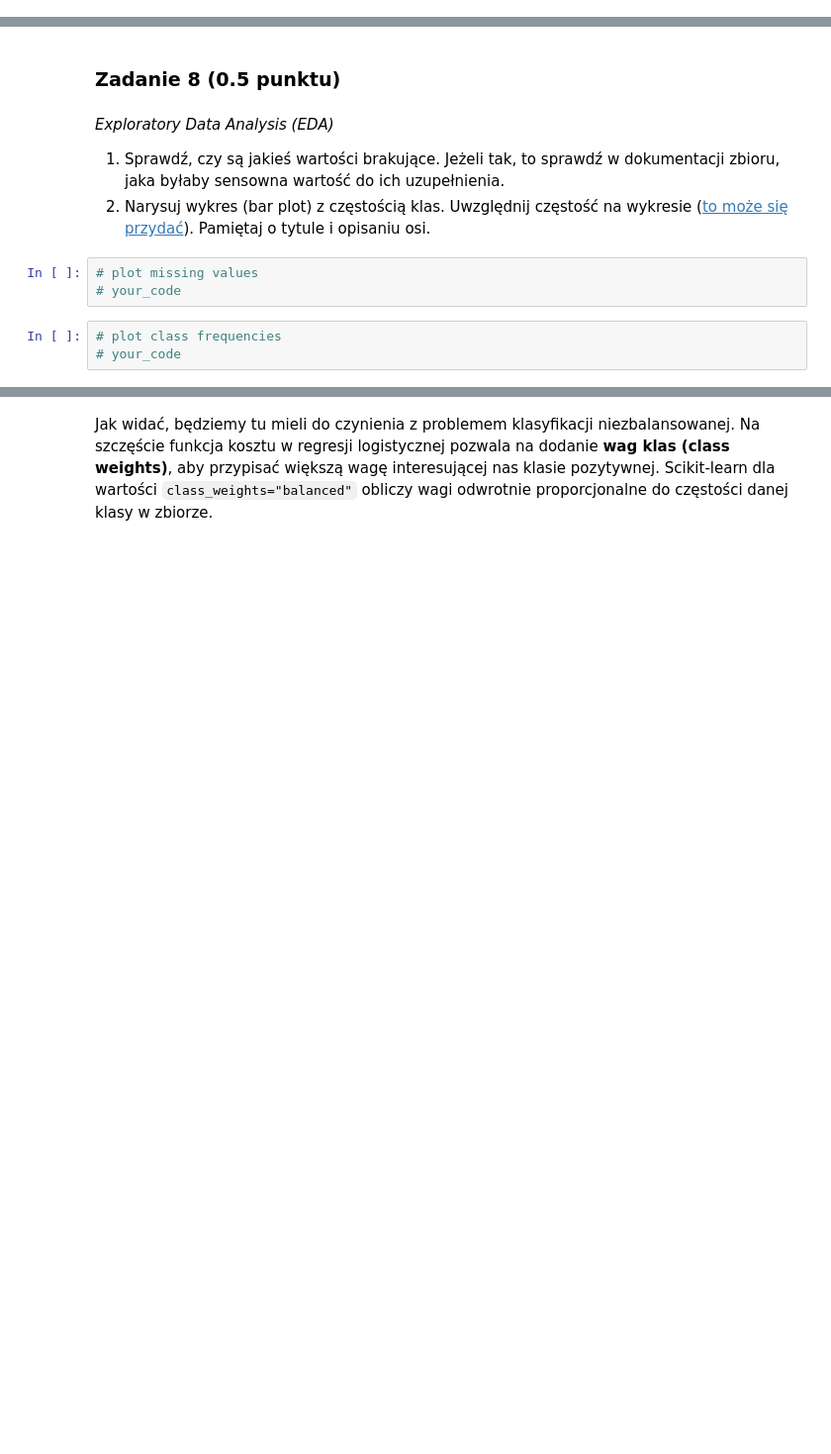
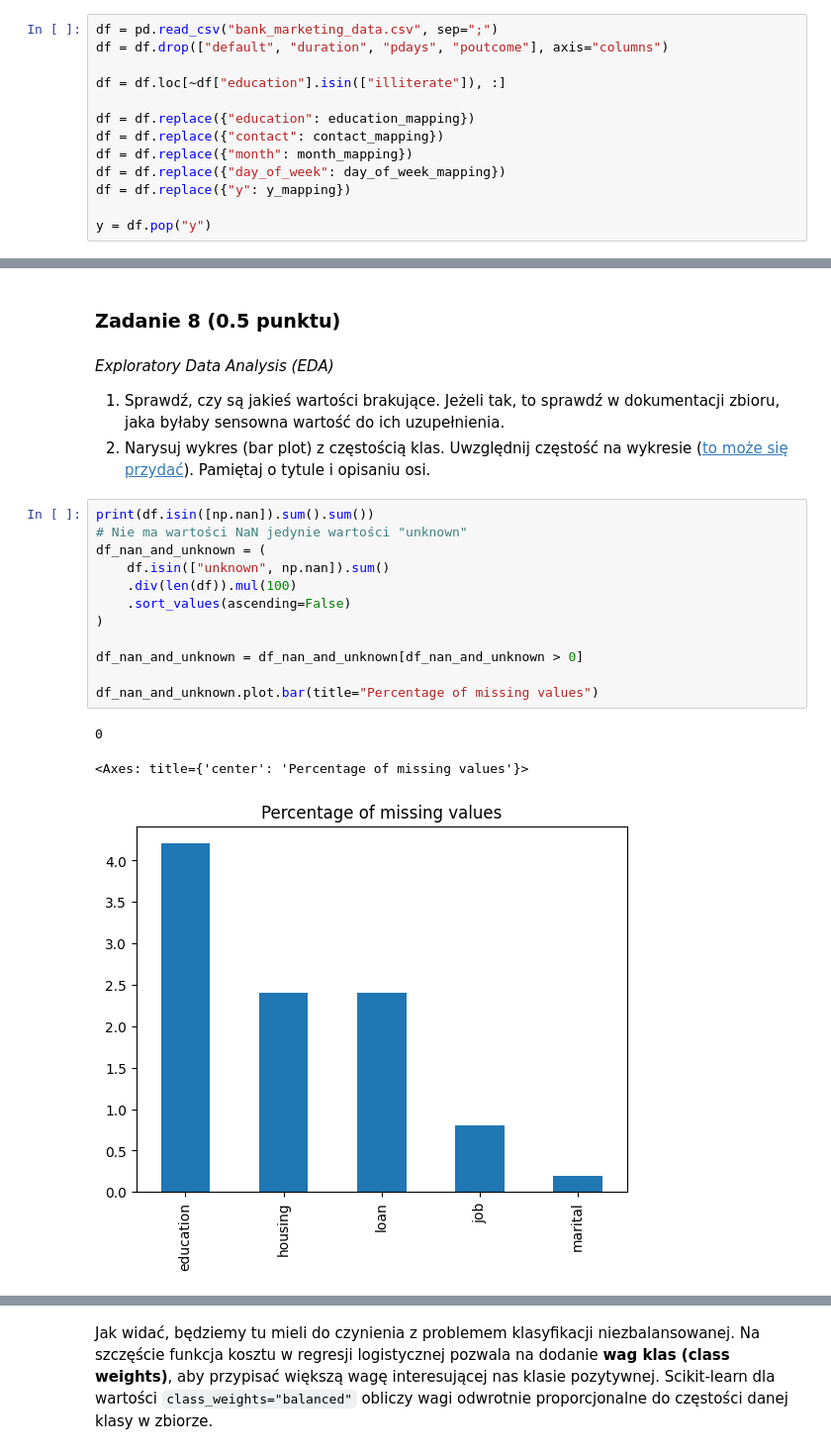
Before and after one commit to DEFALT314/sztuczna-inteligencja, a Jupyter notebook: lab1/lab_1.ipynb, the cells around one changed output, grey strips where cells are left out. Shown at 99% size. Saved outputs shown, nothing was run; the diff lists cells and outputs as text; blank space fills up the shorter version.

```diff
--- a/lab1/lab_1.ipynb
+++ b/lab1/lab_1.ipynb
@@ -1124,3 +1146,16 @@ y_mapping = {
+# %%
+df = pd.read_csv("bank_marketing_data.csv", sep=";")
+df = df.drop(["default", "duration", "pdays", "poutcome"], axis="columns")
+
+df = df.loc[~df["education"].isin(["illiterate"]), :]
+
+df = df.replace({"education": education_mapping})
+df = df.replace({"contact": contact_mapping})
+df = df.replace({"month": month_mapping})
+df = df.replace({"day_of_week": day_of_week_mapping})
+df = df.replace({"y": y_mapping})
+
+y = df.pop("y")
 # %%
 assert 'default' not in df.columns
 assert 'duration' not in df.columns
@@ -1151,9 +1188,19 @@ y = y.astype({"y": np.int64})
 
 1. Sprawdź, czy są jakieś wartości brakujące. Jeżeli tak, to sprawdź w dokumentacji zbioru, jaka byłaby sensowna wartość do ich uzupełnienia.
 2. Narysuj wykres (bar plot) z częstością klas. Uwzględnij częstość na wykresie ([to może się przydać](https://stackoverflow.com/a/68107610/9472066)). Pamiętaj o tytule i opisaniu osi.
-# %%
-# plot missing values
-# your_code
-# %%
-# plot class frequencies
-# your_code
+# %%
+print(df.isin([np.nan]).sum().sum())
+# Nie ma wartości NaN jedynie wartości "unknown"
+df_nan_and_unknown = (
+    df.isin(["unknown", np.nan]).sum()
+    .div(len(df)).mul(100)
+    .sort_values(ascending=False)
+)
+
+df_nan_and_unknown = df_nan_and_unknown[df_nan_and_unknown > 0]
+
+df_nan_and_unknown.plot.bar(title="Percentage of missing values")
+# %% [output]
+0
+<Axes: title={'center': 'Percentage of missing values'}>
+[figure, added]
```
Also changed, not shown: parts of 31 cells of this notebook.
